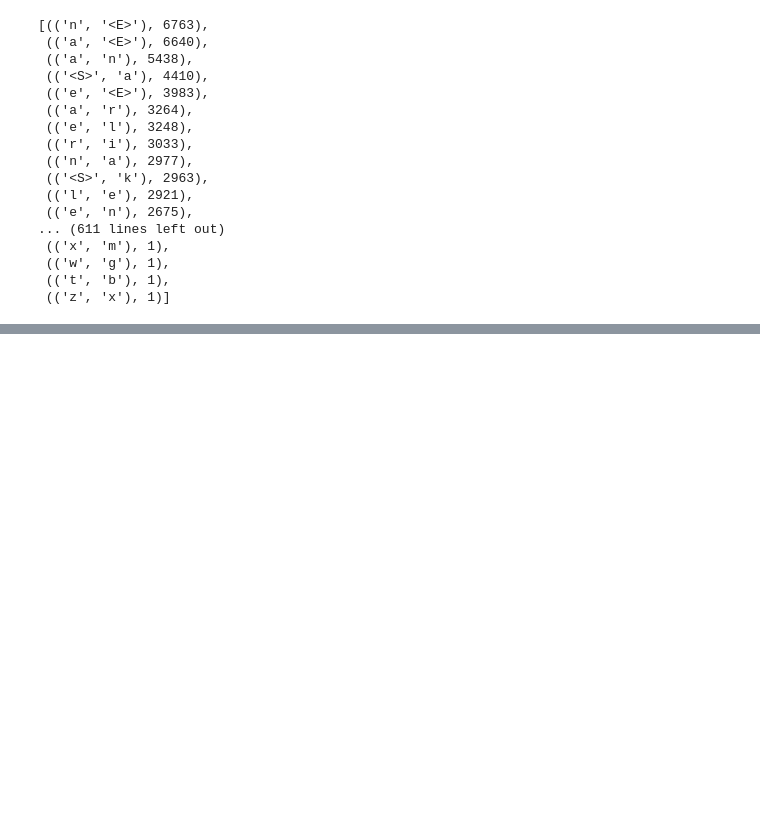
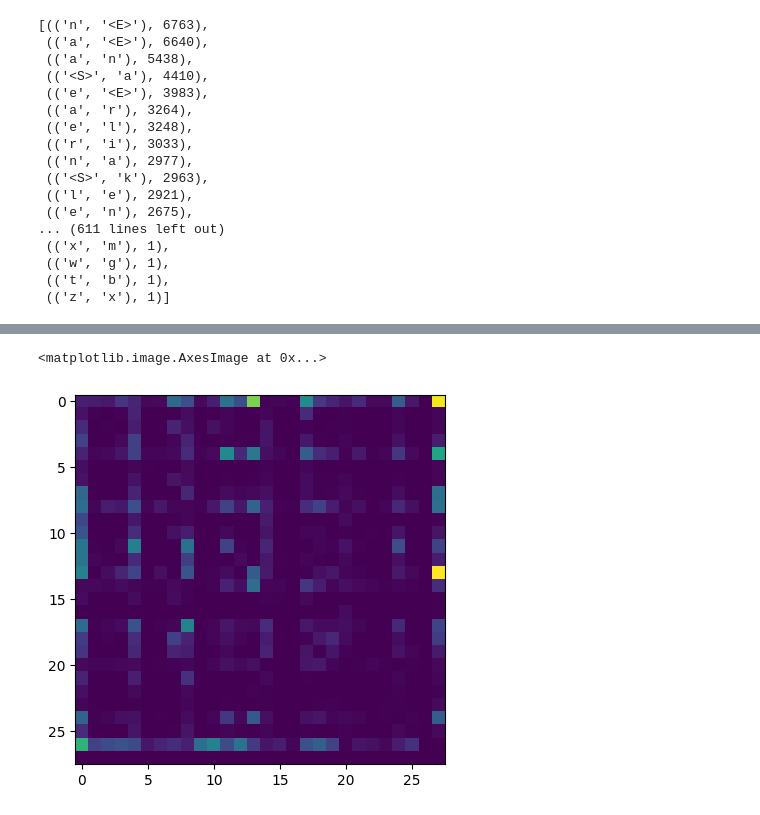
Before and after one commit to LeeSKII/makemore, a Jupyter notebook: main.ipynb, the cells around one changed output, grey strips where cells are left out. Drawn from its saved outputs; the diff is of its cells as text; code cells hidden in the pictures; blank space fills up the shorter version.

```diff
--- a/main.ipynb
+++ b/main.ipynb
@@ -99,0 +104,7 @@ sorted(b.items(),key = lambda kv:-kv[1]) #kv[1] means asc sorted
+# %%
+chars = sorted(list(set(''.join(words))))
+# %%
+stoi = {c:i for i,c in enumerate(chars)}
+# %%
+stoi['<S>'] = 26
+stoi['<E>'] = 27
@@ -99,0 +113,8 @@ sorted(b.items(),key = lambda kv:-kv[1]) #kv[1] means asc sorted
+# %%
+for w in words:
+    chs = ['<S>'] + list(w) + ['<E>']
+    for ch1,ch2 in zip(chs,chs[1:]):
+        x = stoi[ch1]
+        y = stoi[ch2]
+        N[x,y] += 1
+N
@@ -99,0 +139,6 @@ sorted(b.items(),key = lambda kv:-kv[1]) #kv[1] means asc sorted
+# %%
+import matplotlib.pyplot as plt
+plt.imshow(N)
+# %% [output]
+<matplotlib.image.AxesImage at 0x...>
+[figure, added]
```
Also changed, not shown: parts of 5 cells of this notebook.
